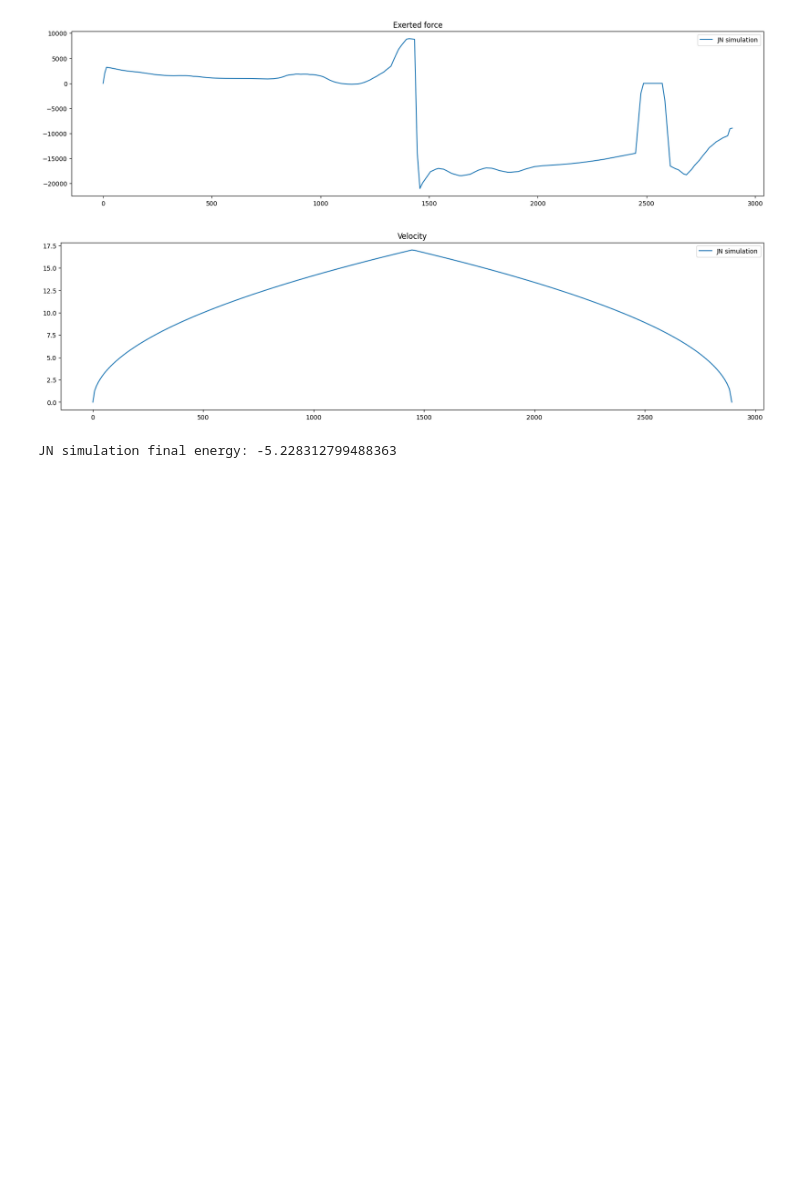
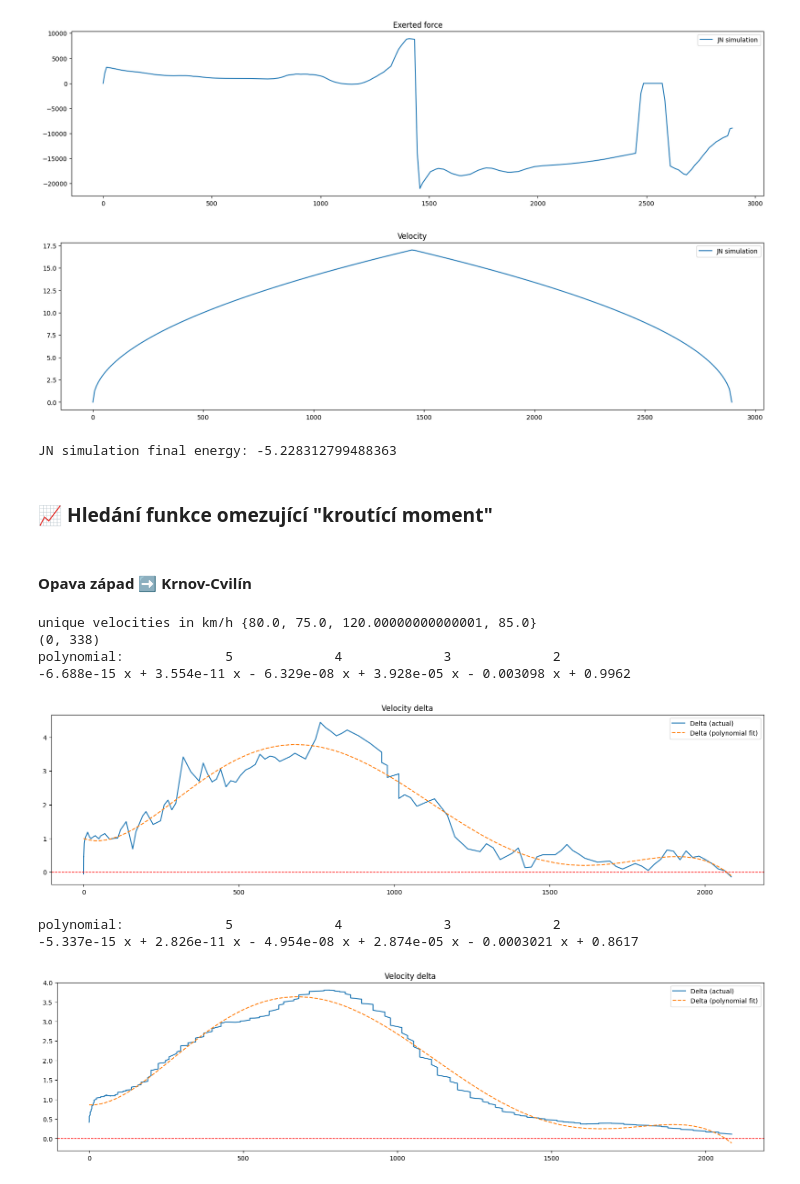
Before and after one commit to Sawy7/trainmap-consumption-api, a Jupyter notebook: train-exploration/train-exploration.ipynb, the cells around one changed output. Saved outputs shown, nothing was run; the diff lists cells and outputs as text; code cells hidden in the pictures; blank space fills up the shorter version.

```diff
--- a/train-exploration/train-exploration.ipynb
+++ b/train-exploration/train-exploration.ipynb
@@ -65,7 +71,7 @@ plt.show()
 # %% [markdown]
 ### 🛠️ Funkce pro zpracování
 # %%
-def render_plot(title, x, ys, labels, linestyles=None, width=20):
+def render_plot(title, x, ys, labels, linestyles=None, width=20, show_hline=False):
     if linestyles is None:
         linestyles = ["solid"]*len(ys)
     plt.figure().set_figwidth(width)
@@ -74,6 +80,8 @@ def render_plot(title, x, ys, labels, linestyles=None, width=20):
     plt.title(title)
     if len(labels) > 0:
         plt.legend(labels, loc ="upper right")
+    if show_hline:
+        plt.axhline(y=0, xmin=0.0, xmax=1.0, color="red", linestyle="--", lw=1)
     plt.show()
 # %%
 def map_velocity(df_measured, first_offset, velocity_fp):
@@ -627,3 +595,5 @@ print(f"JN simulation final energy: {energy_calculated[-1]}")
 [figure]
 [figure]
 JN simulation final energy: -5.228312799488363
+# %% [markdown]
+### 📈 Hledání funkce omezující "kroutící moment"
@@ -629,0 +658,21 @@ JN simulation final energy: -5.228312799488363
+# %%
+all_velocity_deltas = []
+# %% [markdown]
+#### Opava západ ➡️ Krnov-Cvilín
+# %%
+df_slice = df.loc[1080:3530] # Rozsah bodů mezi stanicemi
+map_velocity(df_slice, 112.329, "../testing-data/velocity-data/310-pj.json")
+deltas = draw_init_velocity_delta(
+    df_slice, "../testing-data/um7/um7capture_2023-09-29_06-26-06_opava-krnov.geojson",
+    filter_window=50, fit_degree=5
+)
+all_velocity_deltas.append(deltas)
+# %% [output]
+unique velocities in km/h {80.0, 75.0, 120.00000000000001, 85.0}
+(0, 338)
+polynomial:             5             4             3             2
+-6.688e-15 x + 3.554e-11 x - 6.329e-08 x + 3.928e-05 x - 0.003098 x + 0.9962
+[figure, added]
+polynomial:             5             4             3             2
+-5.337e-15 x + 2.826e-11 x - 4.954e-08 x + 2.874e-05 x - 0.0003021 x + 0.8617
+[figure, added]
```
Also changed, not shown: parts of 22 cells of this notebook, 1 other file.
